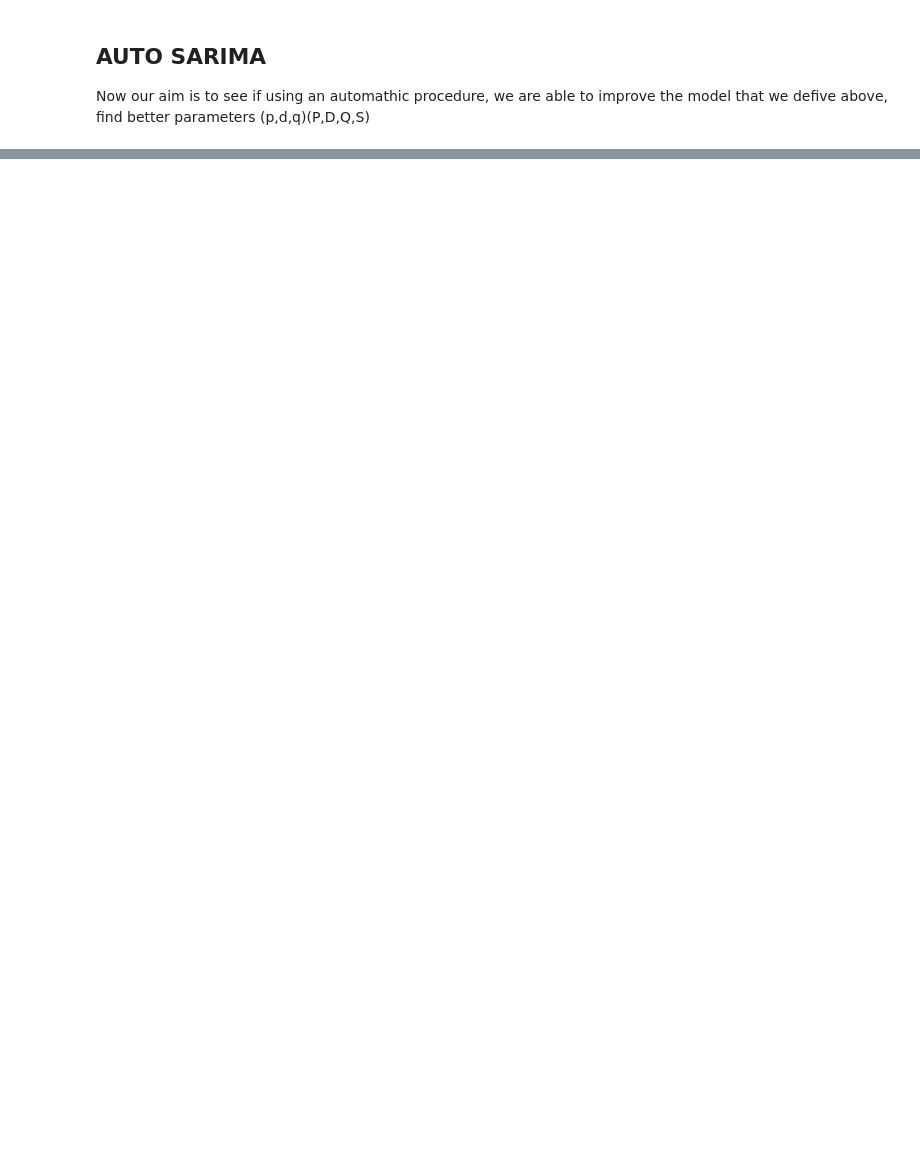
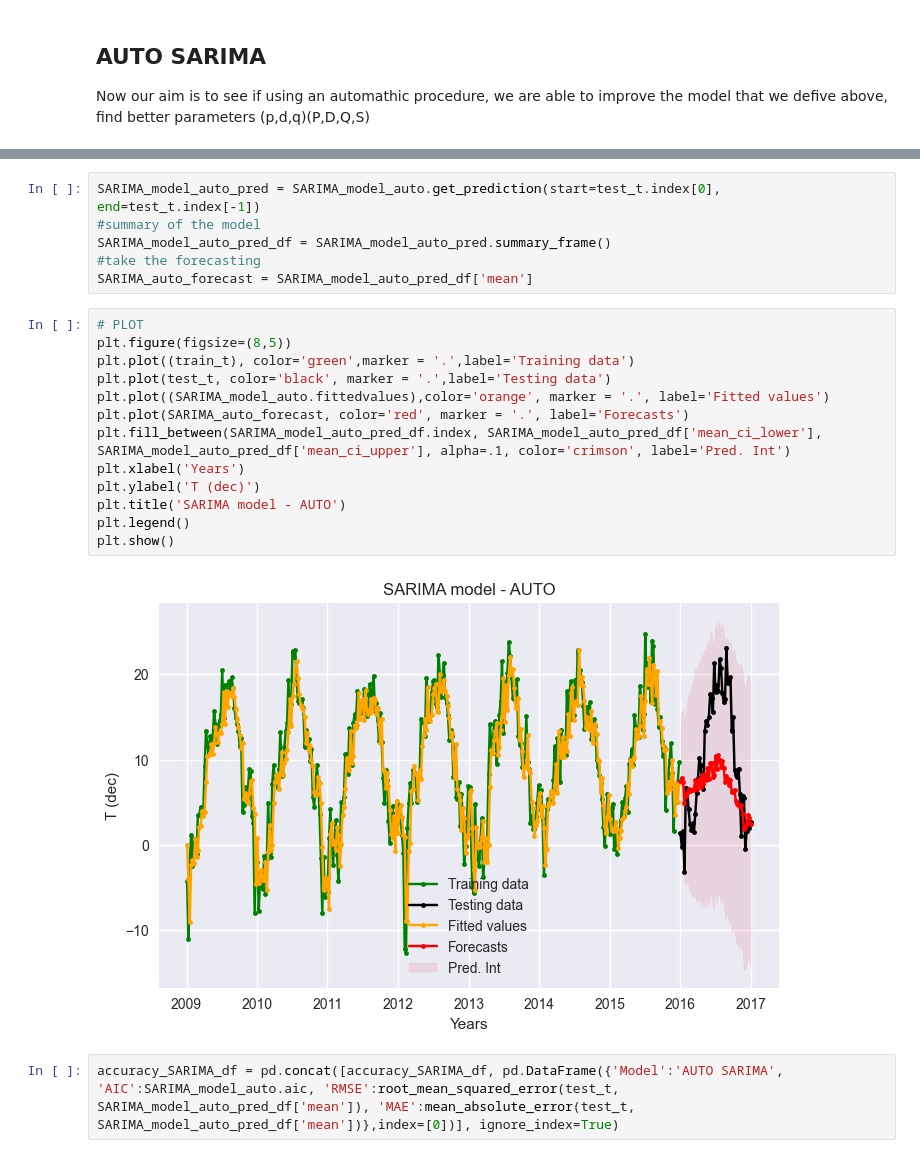
Before and after one commit to alelovo/StatisticalModels_project, a Jupyter notebook: SARIMA_family_models.ipynb, the cells around one changed output, grey strips where cells are left out. Drawn from its saved outputs; the diff is of its cells as text; blank space fills up the shorter version.

```diff
--- a/SARIMA_family_models.ipynb
+++ b/SARIMA_family_models.ipynb
@@ -217,0 +240,23 @@ KeyboardInterrupt:
+# %%
+SARIMA_model_auto_pred = SARIMA_model_auto.get_prediction(start=test_t.index[0], end=test_t.index[-1])
+#summary of the model
+SARIMA_model_auto_pred_df = SARIMA_model_auto_pred.summary_frame()
+#take the forecasting
+SARIMA_auto_forecast = SARIMA_model_auto_pred_df['mean']
+# %%
+# PLOT
+plt.figure(figsize=(8,5))
+plt.plot((train_t), color='green',marker = '.',label='Training data')
+plt.plot(test_t, color='black', marker = '.',label='Testing data')
+plt.plot((SARIMA_model_auto.fittedvalues),color='orange', marker = '.', label='Fitted values')
+plt.plot(SARIMA_auto_forecast, color='red', marker = '.', label='Forecasts')
+plt.fill_between(SARIMA_model_auto_pred_df.index, SARIMA_model_auto_pred_df['mean_ci_lower'], SARIMA_model_auto_pred_df['mean_ci_upper'], alpha=.1, color='crimson', label='Pred. Int')
+plt.xlabel('Years')
+plt.ylabel('T (dec)')
+plt.title('SARIMA model - AUTO')
+plt.legend()
+plt.show()
+# %% [output]
+[figure, added]
+# %%
+accuracy_SARIMA_df = pd.concat([accuracy_SARIMA_df, pd.DataFrame({'Model':'AUTO SARIMA', 'AIC':SARIMA_model_auto.aic, 'RMSE':root_mean_squared_error(test_t, SARIMA_model_auto_pred_df['mean']), 'MAE':mean_absolute_error(test_t, SARIMA_model_auto_pred_df['mean'])},index=[0])], ignore_index=True)
```
Also changed, not shown: parts of 9 cells of this notebook.
